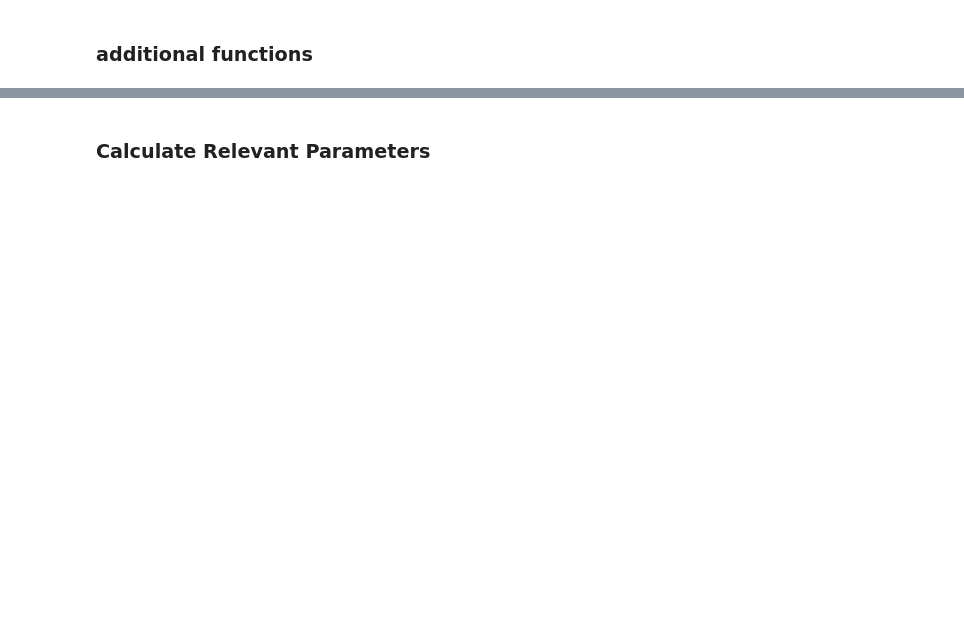
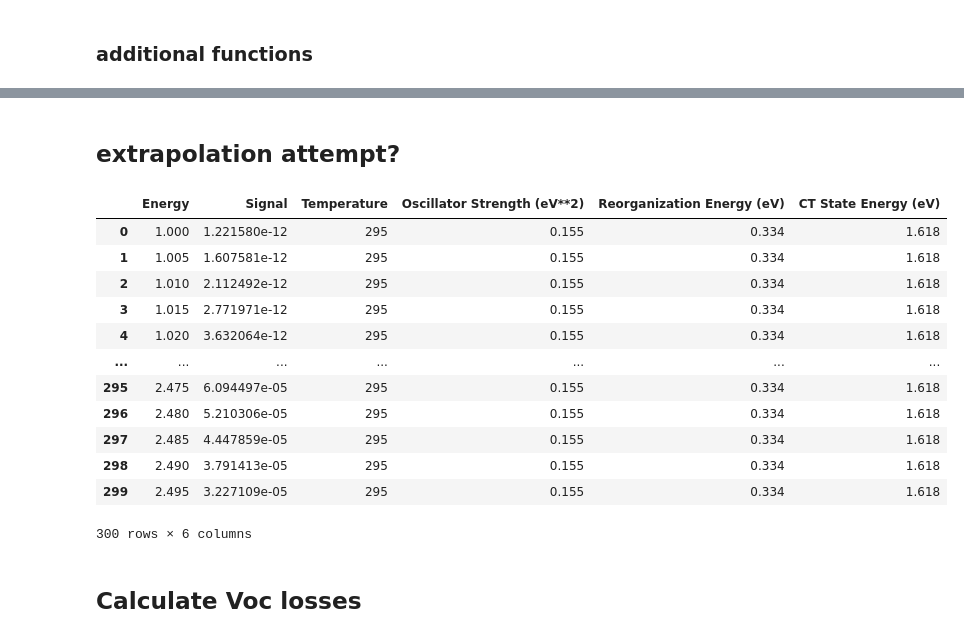
Before and after one commit to annajungbluth/Voltage-Loss-Calculations, a Jupyter notebook: Voltage_Losses_PK.ipynb, the cells around one changed output, grey strips where cells are left out. Drawn from its saved outputs; the diff is of its cells as text; code cells hidden in the pictures; blank space fills up the shorter version.

```diff
--- a/Voltage_Losses_PK.ipynb
+++ b/Voltage_Losses_PK.ipynb
@@ -34,3 +41,25 @@ os.getcwd()
+# %%
+EQE_folder = r'C:\Users\pasca\OneDrive - Nexus365\Post\projects\_MY-SAMPLES\mobombination\Vloss'
+EQE_file = r'HB194_A7_50nm'
+
+os.chdir(codePath)
+E_extrap = np.arange(1,2.5,0.005)
+E_CT = 1.618
+l_CT = 0.334
+f_CT = 0.155
+Temperature = 295
+EQE_fit = Marcus_Gaussian(E_extrap, E_CT, l_CT,f_CT, np.nan, np.nan, np.nan, Temperature)
+
+EQE_fit_export = pd.DataFrame()
+EQE_fit_export['Energy'] = EQE_fit['Energy']
+EQE_fit_export['Signal']= EQE_fit['EQE (CT)']
+EQE_fit_export['Temperature'] = Temperature
+EQE_fit_export['Oscillator Strength (eV**2)'] = f_CT
+EQE_fit_export['Reorganization Energy (eV)'] = l_CT
+EQE_fit_export['CT State Energy (eV)'] = E_CT
+
+save_path = os.path.join(EQE_folder, EQE_file + '_CT-fit')
+EQE_fit_export.to_csv(save_path)
 # %% [markdown]
 ### additional functions
 # %%
@@ -120,2 +164,4 @@ plt.xlabel('lower boundary of integral E_min [eV]')
+# %% [markdown]
+## extrapolation attempt?
 # %%
 #loading doesn't flip the data!
@@ -153,8 +199,24 @@ plt.ylim([1e-14,1e6])
 plt.xlim([0.5,2])
 plt.ylabel('EQE, integrand = EQE*phi_bb')
 plt.xlabel('energy E [eV]')
+# %%
+EQE_fit_export
+# %% [output]
+|  | Energy | Signal | Temperature | Oscillator Strength (eV**2) | Reorganization Energy (eV) | CT State Energy (eV) |
+| 0 | 1.000 | 1.221580e-12 | 295 | 0.155 | 0.334 | 1.618 |
+| 1 | 1.005 | 1.607581e-12 | 295 | 0.155 | 0.334 | 1.618 |
+| 2 | 1.010 | 2.112492e-12 | 295 | 0.155 | 0.334 | 1.618 |
+| 3 | 1.015 | 2.771971e-12 | 295 | 0.155 | 0.334 | 1.618 |
+| 4 | 1.020 | 3.632064e-12 | 295 | 0.155 | 0.334 | 1.618 |
+| ... | ... | ... | ... | ... | ... | ... |
+| 295 | 2.475 | 6.094497e-05 | 295 | 0.155 | 0.334 | 1.618 |
+| 296 | 2.480 | 5.210306e-05 | 295 | 0.155 | 0.334 | 1.618 |
+| 297 | 2.485 | 4.447859e-05 | 295 | 0.155 | 0.334 | 1.618 |
+| 298 | 2.490 | 3.791413e-05 | 295 | 0.155 | 0.334 | 1.618 |
+| 299 | 2.495 | 3.227109e-05 | 295 | 0.155 | 0.334 | 1.618 |
+300 rows × 6 columns
 # %% [markdown]
-### Calculate Relevant Parameters
+## Calculate Voc losses
 # %%
 ##VTE
 #binFile = r'C:\Users\pasca\OneDrive - Nexus365\Post\projects\_MY-SAMPLES\mobombination\Vloss\bins_Vloss_sel-fitted.csv'
```
Also changed, not shown: parts of 12 cells of this notebook, 2 other files.
